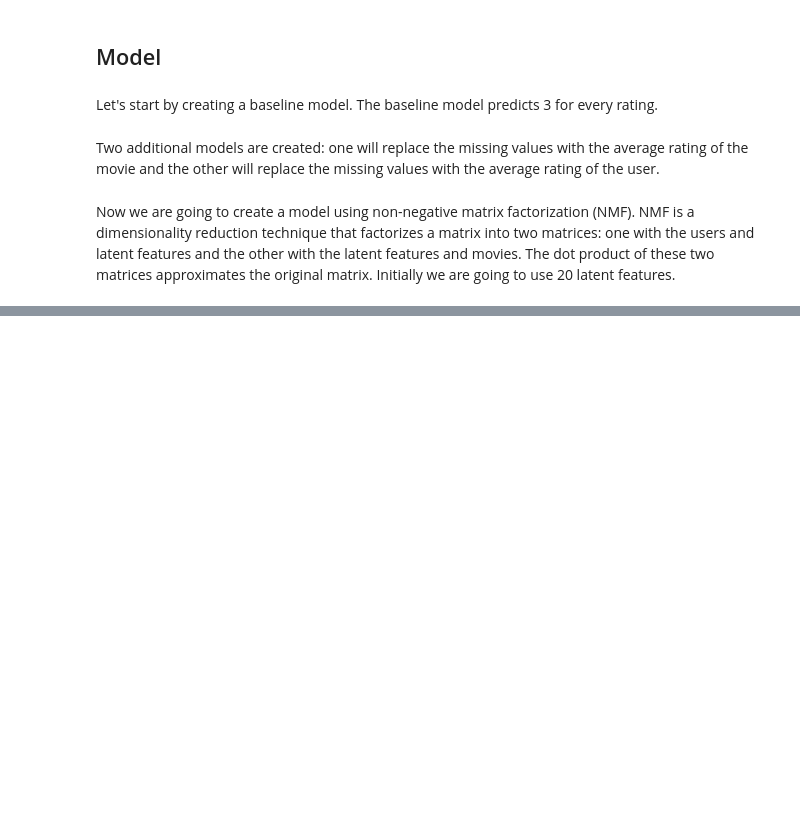
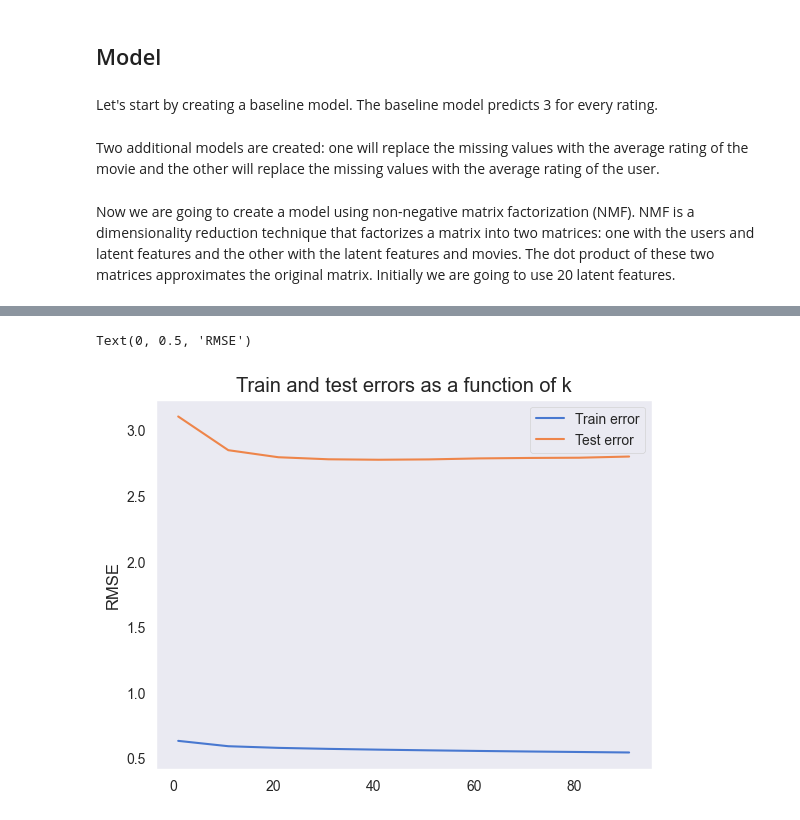
Before and after one commit to JuanDa14Sa/BBC-News-Classification, a Jupyter notebook: recommendation_system.ipynb, the cells around one changed output, grey strips where cells are left out. Cells and saved outputs as stored; diff of their text form; code cells hidden in the pictures; blank space fills up the shorter version.

```diff
--- a/recommendation_system.ipynb
+++ b/recommendation_system.ipynb
@@ -381,0 +419,23 @@ dtype: float64
+# %%
+latent_factors = range(1, 100, 10)
+train_errors = []
+test_errors = []
+times = []
+for k in latent_factors:
+    start = time.time()
+    print('k = {}'.format(k))
+    nmf = NMF(n_components=k, random_state=random_seed, init='random',
+              alpha_W=0.01, l1_ratio=0, max_iter=300)
+    w_train = nmf.fit_transform(utility_matrix)
+    h_train = nmf.components_
+    nmf_train = pd.DataFrame(np.dot(w_train, h_train), index=utility_matrix.index, columns=utility_matrix.columns)
+    train_errors.append(error(utility_matrix, nmf_train))
+    preds = []
+    for index, row in test_ratings.iterrows():
+        preds.append(nmf_train.loc[row['user_id'], row['movie_id']])
+    preds = np.array(preds)
+    test_errors.append(error(test_ratings['rating'], preds))
+    times.append(time.time() - start)
+    print('Train error: {:.2f}'.format(train_errors[-1]))
+    print('Test error: {:.2f}'.format(test_errors[-1]))
+    print('Time: {:.2f}s'.format(times[-1]))
@@ -381,0 +483,8 @@ dtype: float64
+# %%
+sns.lineplot(x=latent_factors, y=train_errors, label='Train error')
+sns.lineplot(x=latent_factors, y=test_errors, label='Test error')
+plt.title('Train and test errors as a function of k')
+plt.ylabel('RMSE')
+# %% [output]
+Text(0, 0.5, 'RMSE')
+[figure, added]
```
Also changed, not shown: parts of 25 cells of this notebook.
